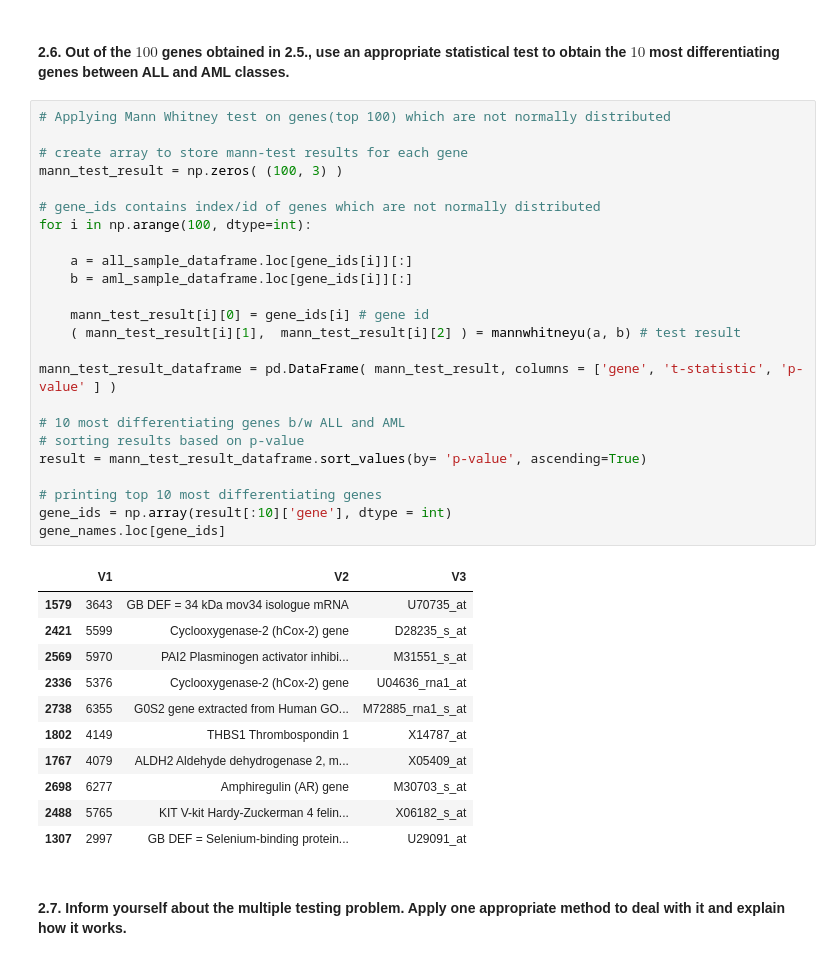
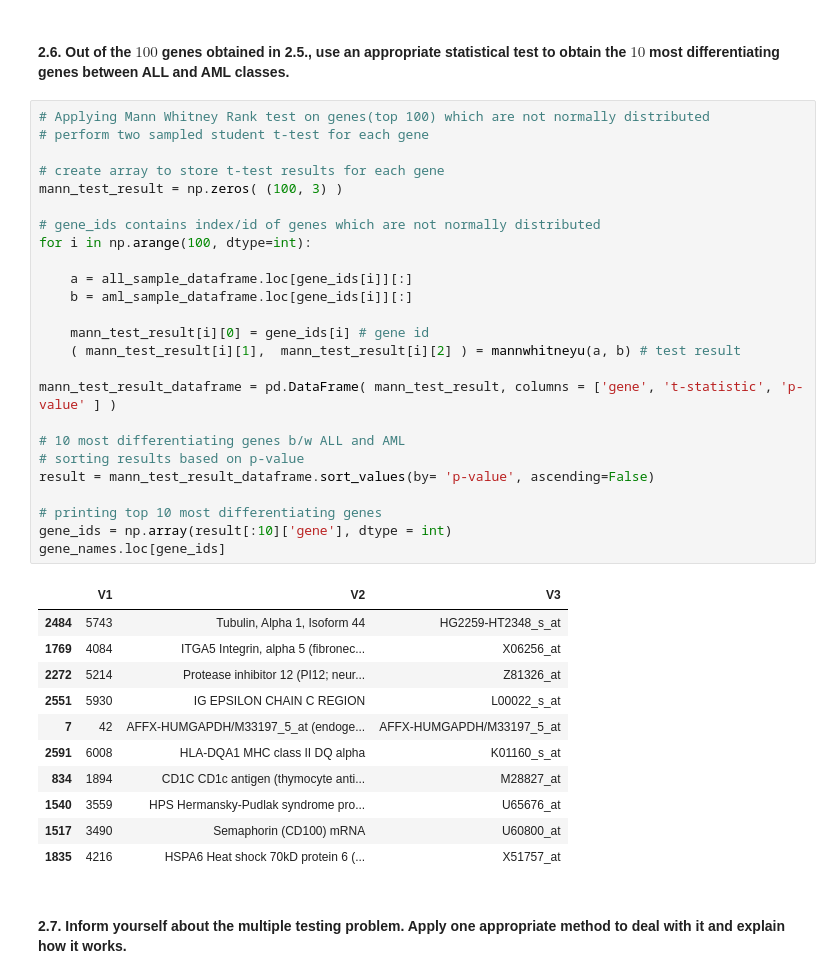
Before and after one commit to FabriceBeaumont/MA-INF_4216_Biomedical_DS_and_AI, a Jupyter notebook: Sheet3/Assignment3_Solutions.ipynb, the cells around one changed output. Cells and saved outputs as stored; diff of their text form.

```diff
--- a/Sheet3/Assignment3_Solutions.ipynb
+++ b/Sheet3/Assignment3_Solutions.ipynb
@@ -301,41 +289,42 @@ gene_names.loc[gene_ids]
 # %% [markdown]
 #### 2.6. Out of the $100$ genes obtained in 2.5., use an appropriate statistical test to obtain the $10$ most differentiating genes between ALL and AML classes.
 # %%
-# Applying Mann Whitney test on genes(top 100) which are not normally distributed
+# Applying Mann Whitney Rank test on genes(top 100) which are not normally distributed
+# perform two sampled student t-test for each gene
 
-# create array to store mann-test results for each gene
+# create array to store t-test results for each gene
 mann_test_result = np.zeros( (100, 3) )
 
 # gene_ids contains index/id of genes which are not normally distributed
 for i in np.arange(100, dtype=int):
 
     a = all_sample_dataframe.loc[gene_ids[i]][:]
     b = aml_sample_dataframe.loc[gene_ids[i]][:]
 
     mann_test_result[i][0] = gene_ids[i] # gene id
     ( mann_test_result[i][1],  mann_test_result[i][2] ) = mannwhitneyu(a, b) # test result
 
 mann_test_result_dataframe = pd.DataFrame( mann_test_result, columns = ['gene', 't-statistic', 'p-value' ] )
 
 # 10 most differentiating genes b/w ALL and AML
 # sorting results based on p-value
-result = mann_test_result_dataframe.sort_values(by= 'p-value', ascending=True)
+result = mann_test_result_dataframe.sort_values(by= 'p-value', ascending=False)
 
 # printing top 10 most differentiating genes
 gene_ids = np.array(result[:10]['gene'], dtype = int)
 gene_names.loc[gene_ids]
 # %% [output]
 |  | V1 | V2 | V3 |
-| 1579 | 3643 | GB DEF = 34 kDa mov34 isologue mRNA | U70735_at |
-| 2421 | 5599 | Cyclooxygenase-2 (hCox-2) gene | D28235_s_at |
-| 2569 | 5970 | PAI2 Plasminogen activator inhibi... | M31551_s_at |
-| 2336 | 5376 | Cyclooxygenase-2 (hCox-2) gene | U04636_rna1_at |
-| 2738 | 6355 | G0S2 gene extracted from Human GO... | M72885_rna1_s_at |
-| 1802 | 4149 | THBS1 Thrombospondin 1 | X14787_at |
-| 1767 | 4079 | ALDH2 Aldehyde dehydrogenase 2, m... | X05409_at |
-| 2698 | 6277 | Amphiregulin (AR) gene | M30703_s_at |
-| 2488 | 5765 | KIT V-kit Hardy-Zuckerman 4 felin... | X06182_s_at |
-| 1307 | 2997 | GB DEF = Selenium-binding protein... | U29091_at |
+| 2484 | 5743 | Tubulin, Alpha 1, Isoform 44 | HG2259-HT2348_s_at |
+| 1769 | 4084 | ITGA5 Integrin, alpha 5 (fibronec... | X06256_at |
+| 2272 | 5214 | Protease inhibitor 12 (PI12; neur... | Z81326_at |
+| 2551 | 5930 | IG EPSILON CHAIN C REGION | L00022_s_at |
+| 7 | 42 | AFFX-HUMGAPDH/M33197_5_at (endoge... | AFFX-HUMGAPDH/M33197_5_at |
+| 2591 | 6008 | HLA-DQA1 MHC class II DQ alpha | K01160_s_at |
+| 834 | 1894 | CD1C CD1c antigen (thymocyte anti... | M28827_at |
+| 1540 | 3559 | HPS Hermansky-Pudlak syndrome pro... | U65676_at |
+| 1517 | 3490 | Semaphorin (CD100) mRNA | U60800_at |
+| 1835 | 4216 | HSPA6 Heat shock 70kD protein 6 (... | X51757_at |
 # %% [markdown]
 #### 2.7. Inform yourself about the multiple testing problem. Apply one appropriate method to deal with it and explain how it works.
 # %% [markdown]
```
Also changed, not shown: parts of 25 cells of this notebook.
